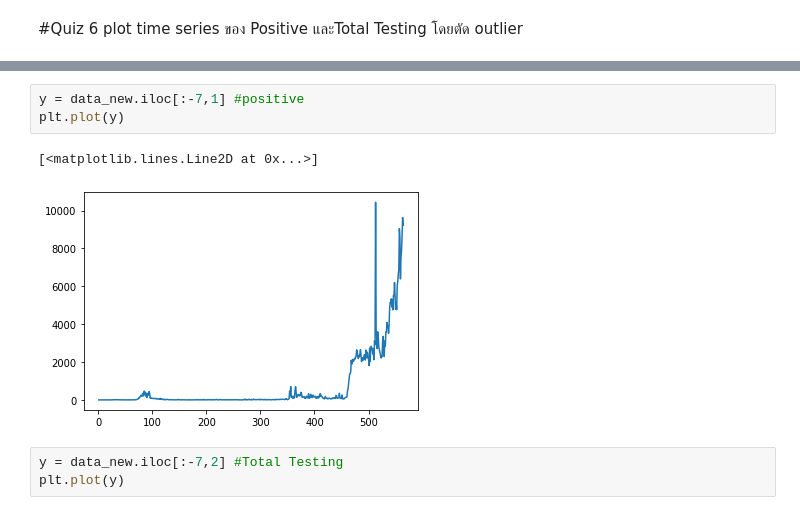
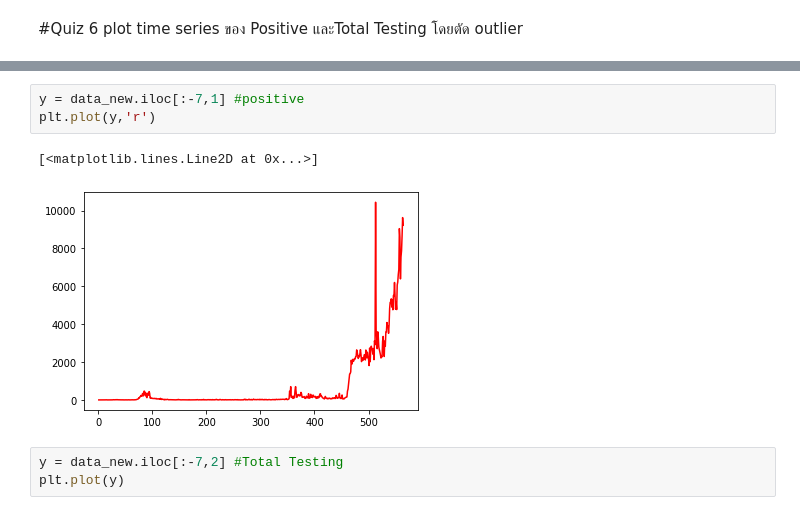
Before and after one commit to Peckkie/DPDM2021, a Jupyter notebook: Data102(Chapter2).ipynb, the cells around one changed output, grey strips where cells are left out. Saved outputs shown, nothing was run; the diff lists cells and outputs as text.

```diff
--- a/Data102(Chapter2).ipynb
+++ b/Data102(Chapter2).ipynb
@@ -241,9 +231,9 @@ Name: positive, Length: 571, dtype: int64
 # %%
 y = data_new.iloc[:-7,1] #positive
-plt.plot(y)
+plt.plot(y,'r')
 # %% [output]
 [<matplotlib.lines.Line2D at 0x...>]
-[figure, old version]
+[figure, new version]
 # %%
 y = data_new.iloc[:-7,2] #Total Testing
 plt.plot(y)
```
Also changed, not shown: parts of 26 cells of this notebook.
